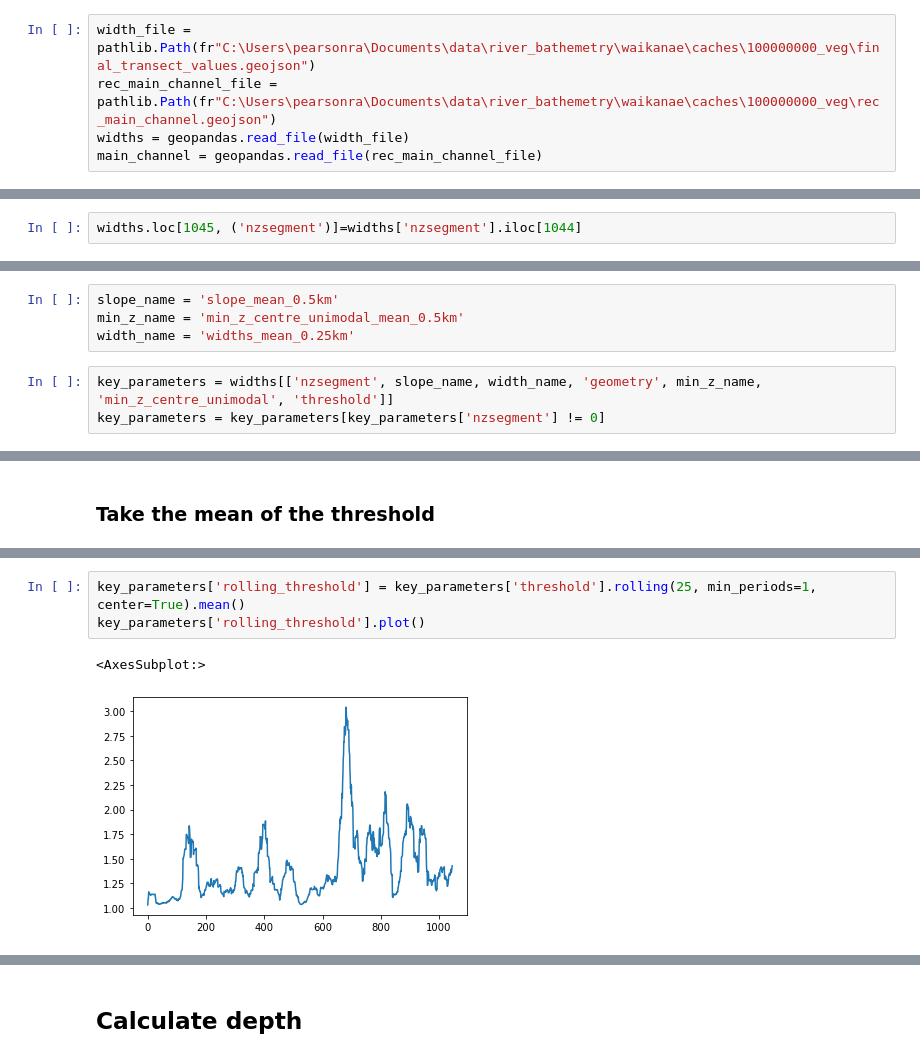
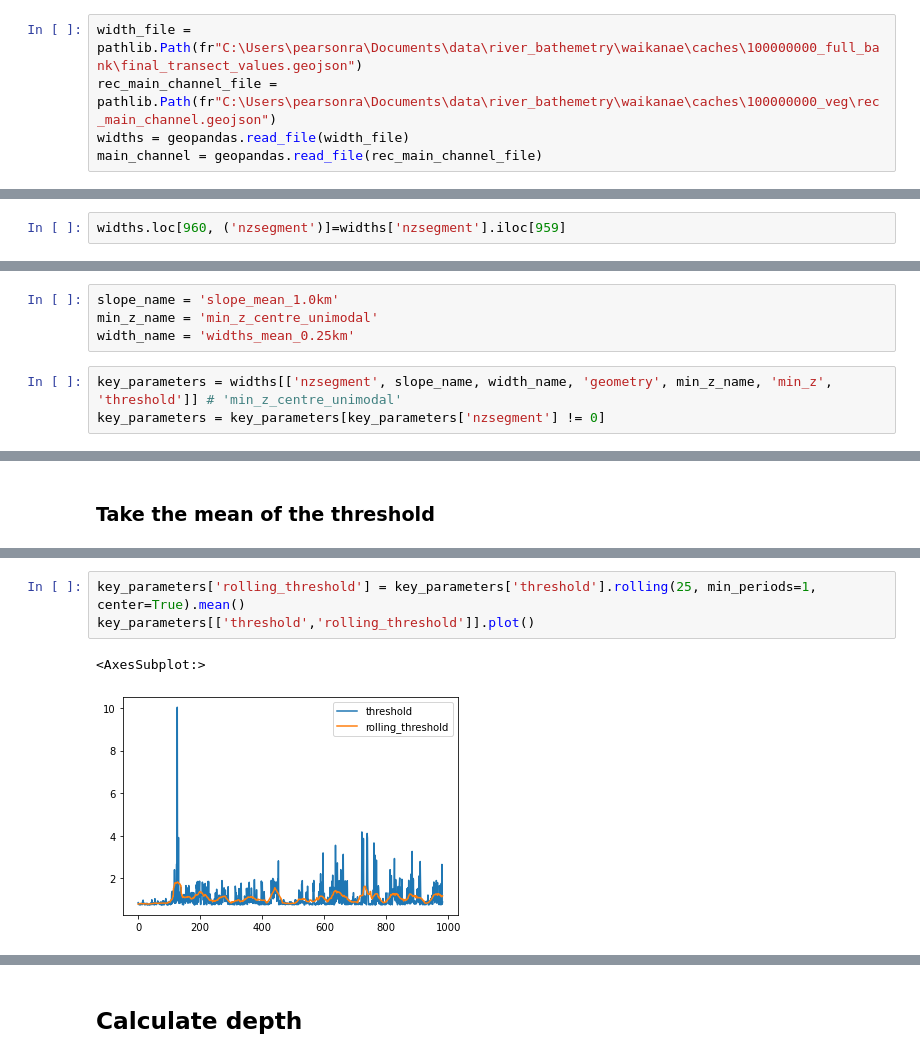
Before and after one commit to rosepearson/Hydrologic-DEMs-scripts, a Jupyter notebook: jupyter_notebooks/depths_waikanae_bankfull.ipynb, the cells around one changed output, grey strips where cells are left out. Drawn from its saved outputs; the diff is of its cells as text.

```diff
--- a/jupyter_notebooks/depths_waikanae_bankfull.ipynb
+++ b/jupyter_notebooks/depths_waikanae_bankfull.ipynb
@@ -14,7 +14,7 @@ threshold = 1
 ## Load in results
 ### Widths and slopes
 # %%
-width_file = pathlib.Path(fr"C:\Users\pearsonra\Documents\data\river_bathemetry\waikanae\caches\100000000_veg\final_transect_values.geojson")
+width_file = pathlib.Path(fr"C:\Users\pearsonra\Documents\data\river_bathemetry\waikanae\caches\100000000_full_bank\final_transect_values.geojson")
 rec_main_channel_file = pathlib.Path(fr"C:\Users\pearsonra\Documents\data\river_bathemetry\waikanae\caches\100000000_veg\rec_main_channel.geojson")
 widths = geopandas.read_file(width_file)
 main_channel = geopandas.read_file(rec_main_channel_file)
@@ -45,7 +45,7 @@ for i, row in main_channel.iterrows():
 # %% [markdown]
 #### Temporary - manaully set last value
 # %%
-widths.loc[1045, ('nzsegment')]=widths['nzsegment'].iloc[1044]
+widths.loc[960, ('nzsegment')]=widths['nzsegment'].iloc[959]
 # %% [markdown]
 # Add the flows and manning's n to the widths table
 # %%
@@ -56,9 +56,9 @@ widths['widths'].plot()
 # %%
-slope_name = 'slope_mean_0.5km'
-min_z_name = 'min_z_centre_unimodal_mean_0.5km'
+slope_name = 'slope_mean_1.0km'
+min_z_name = 'min_z_centre_unimodal'
 width_name = 'widths_mean_0.25km'
 # %%
-key_parameters = widths[['nzsegment', slope_name, width_name, 'geometry', min_z_name, 'min_z_centre_unimodal', 'threshold']]
+key_parameters = widths[['nzsegment', slope_name, width_name, 'geometry', min_z_name, 'min_z', 'threshold']] # 'min_z_centre_unimodal'
 key_parameters = key_parameters[key_parameters['nzsegment'] != 0]
 # %%
 key_parameters['mannings_n'] = numpy.zeros(len(key_parameters['nzsegment']), dtype=int)
@@ -83,6 +78,6 @@ key_parameters['threshold'].plot()
 # %%
 key_parameters['rolling_threshold'] = key_parameters['threshold'].rolling(25, min_periods=1, center=True).mean()
-key_parameters['rolling_threshold'].plot()
+key_parameters[['threshold','rolling_threshold']].plot()
 # %% [output]
 <AxesSubplot:>
-[figure, old version]
+[figure, new version]
```
Also changed, not shown: parts of 22 cells of this notebook, 3 other files.
